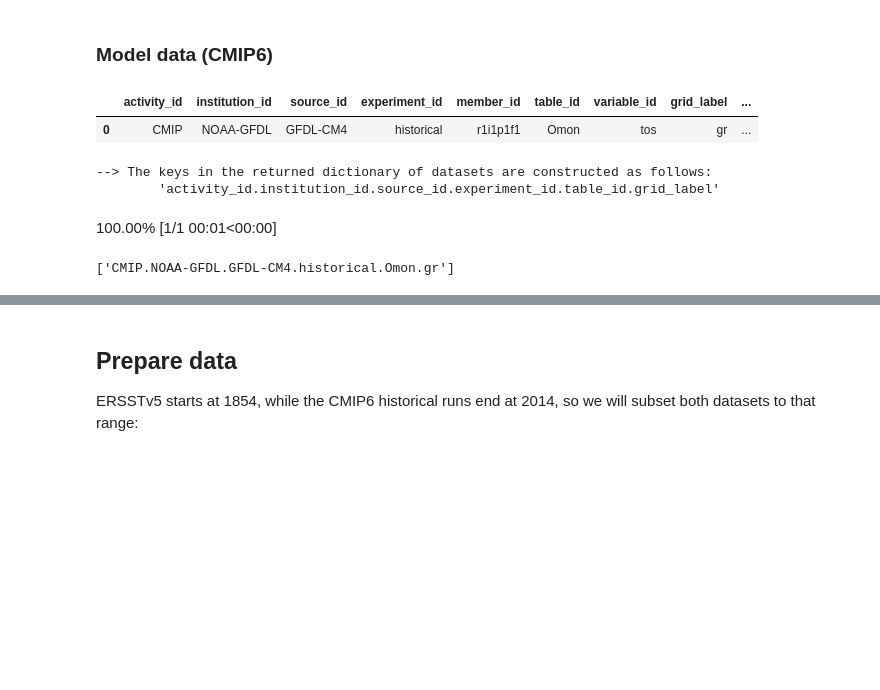
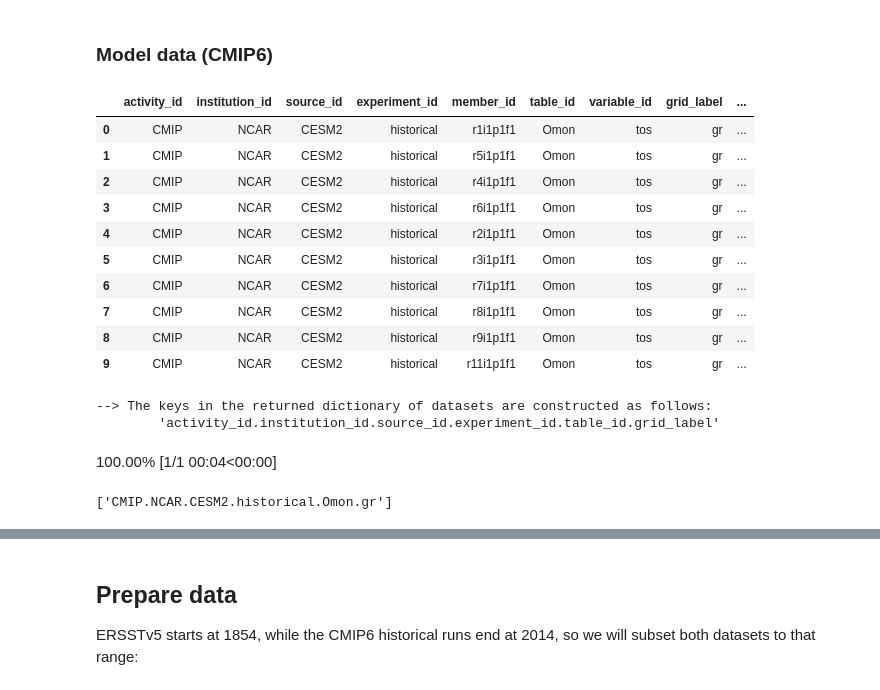
Before and after one commit to oceanhackweek/ohw24_proj_north_atlantic_variability_us, a Jupyter notebook: contributor_folders/Robert_Ford/amv-obs-mod.ipynb, the cells around one changed output, grey strips where cells are left out. Saved outputs shown, nothing was run; the diff lists cells and outputs as text; code cells hidden in the pictures; blank space fills up the shorter version.

```diff
--- a/contributor_folders/Robert_Ford/amv-obs-mod.ipynb
+++ b/contributor_folders/Robert_Ford/amv-obs-mod.ipynb
@@ -54,17 +56,27 @@ Attributes:
 cat_url = "https://storage.googleapis.com/cmip6/pangeo-cmip6.json"
 col = intake.open_esm_datastore(cat_url)
 # %%
-model_name = 'GFDL-CM4'
-cat = col.search(source_id=model_name, experiment_id=['historical'], member_id='r1i1p1f1', table_id='Omon', variable_id='tos', grid_label='gr')
+model_name = 'CESM2'
+cat = col.search(source_id=model_name, experiment_id=['historical'],
+                 member_id=['r1i1p1f1', 'r2i1p1f1', 'r3i1p1f1', 'r4i1p1f1', 'r5i1p1f1', 'r6i1p1f1', 'r7i1p1f1', 'r8i1p1f1', 'r9i1p1f1', 'r11i1p1f1'], table_id='Omon', variable_id='tos', grid_label='gr')
 cat.df
 # %% [output]
 |  | activity_id | institution_id | source_id | experiment_id | member_id | table_id | variable_id | grid_label | ... |
-| 0 | CMIP | NOAA-GFDL | GFDL-CM4 | historical | r1i1p1f1 | Omon | tos | gr | ... |
+| 0 | CMIP | NCAR | CESM2 | historical | r1i1p1f1 | Omon | tos | gr | ... |
+| 1 | CMIP | NCAR | CESM2 | historical | r5i1p1f1 | Omon | tos | gr | ... |
+| 2 | CMIP | NCAR | CESM2 | historical | r4i1p1f1 | Omon | tos | gr | ... |
+| 3 | CMIP | NCAR | CESM2 | historical | r6i1p1f1 | Omon | tos | gr | ... |
+| 4 | CMIP | NCAR | CESM2 | historical | r2i1p1f1 | Omon | tos | gr | ... |
+| 5 | CMIP | NCAR | CESM2 | historical | r3i1p1f1 | Omon | tos | gr | ... |
+| 6 | CMIP | NCAR | CESM2 | historical | r7i1p1f1 | Omon | tos | gr | ... |
+| 7 | CMIP | NCAR | CESM2 | historical | r8i1p1f1 | Omon | tos | gr | ... |
+| 8 | CMIP | NCAR | CESM2 | historical | r9i1p1f1 | Omon | tos | gr | ... |
+| 9 | CMIP | NCAR | CESM2 | historical | r11i1p1f1 | Omon | tos | gr | ... |
 # %%
 dset_dict = cat.to_dataset_dict(zarr_kwargs={'consolidated': True})
 list(dset_dict.keys())
 # %% [output]
 --> The keys in the returned dictionary of datasets are constructed as follows:
         'activity_id.institution_id.source_id.experiment_id.table_id.grid_label'
-100.00% [1/1 00:01<00:00]
+100.00% [1/1 00:04<00:00]
-['CMIP.NOAA-GFDL.GFDL-CM4.historical.Omon.gr']
+['CMIP.NCAR.CESM2.historical.Omon.gr']
```
Also changed, not shown: parts of 21 cells of this notebook.
